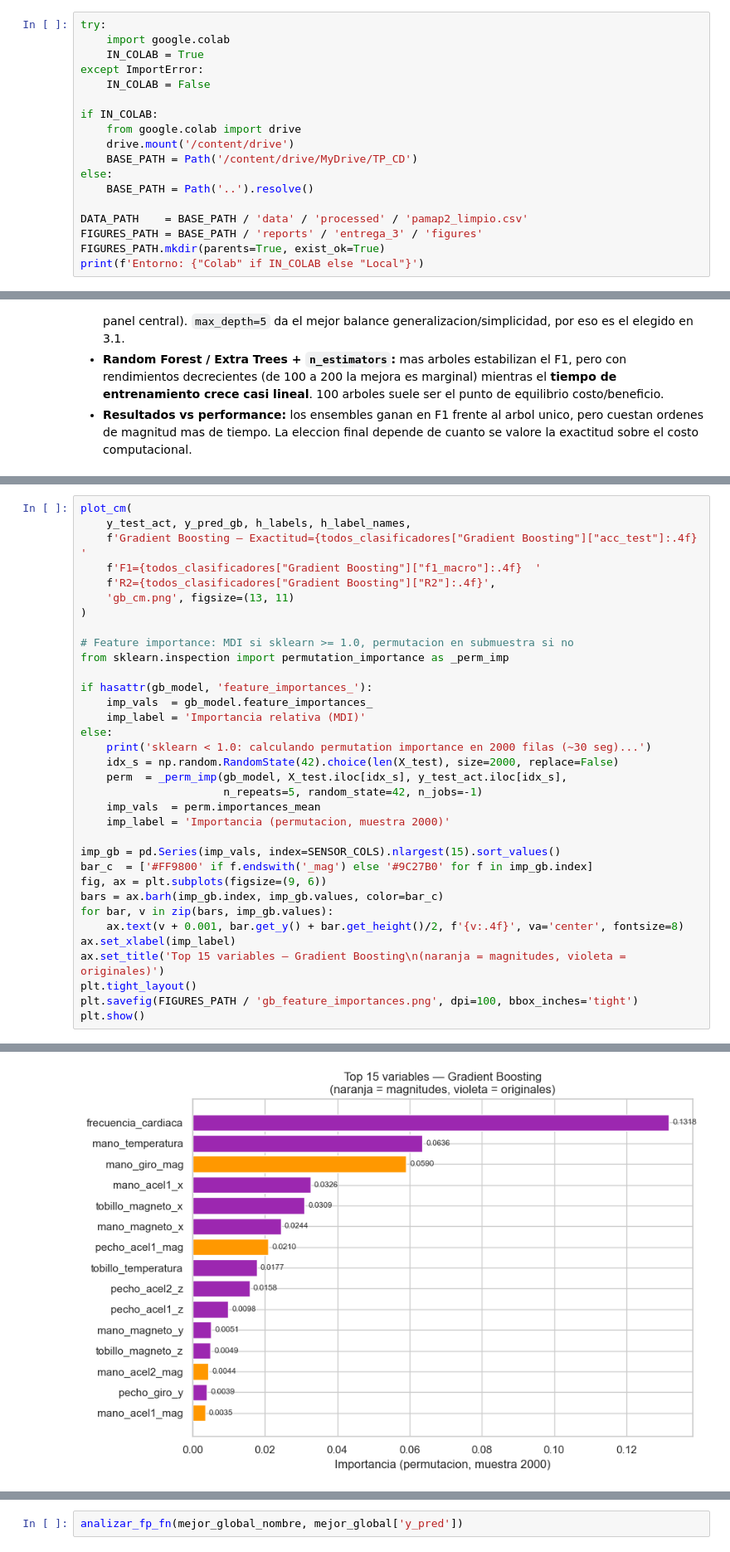
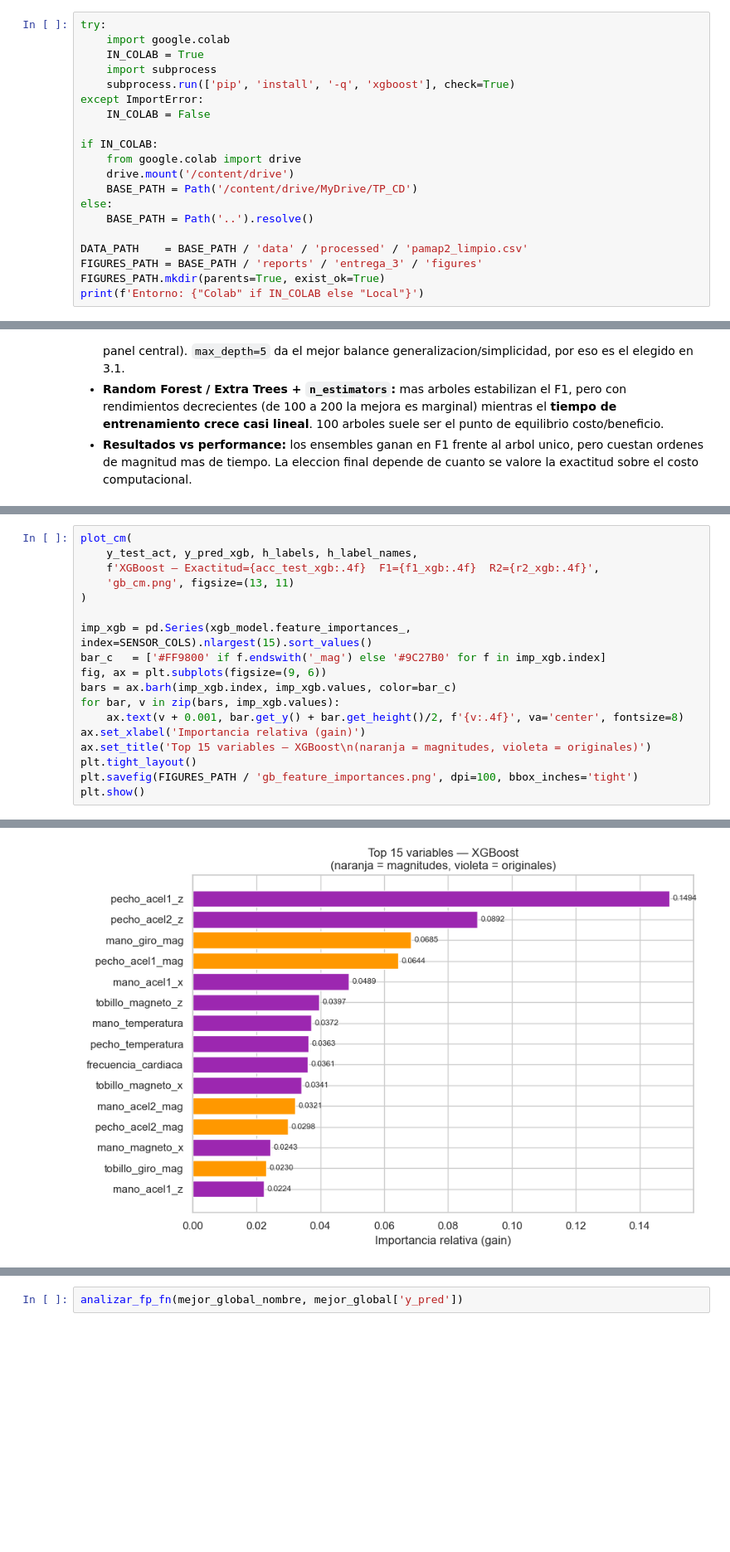
Before and after one commit to FrancoRecalde/TP_CD, a Jupyter notebook: notebooks/02_Modelado2.ipynb, the cells around one changed output, grey strips where cells are left out. Shown at 83% size. Cells and saved outputs as stored; diff of their text form; blank space fills up the shorter version.

```diff
--- a/notebooks/02_Modelado2.ipynb
+++ b/notebooks/02_Modelado2.ipynb
@@ -75,6 +75,8 @@ ModuleNotFoundError: No module named 'sklearn'
 try:
     import google.colab
     IN_COLAB = True
+    import subprocess
+    subprocess.run(['pip', 'install', '-q', 'xgboost'], check=True)
 except ImportError:
     IN_COLAB = False
 
@@ -1063,34 +1009,18 @@ Comparacion con mejor arbol (Extra Trees):
 # %%
 plot_cm(
-    y_test_act, y_pred_gb, h_labels, h_label_names,
-    f'Gradient Boosting — Exactitud={todos_clasificadores["Gradient Boosting"]["acc_test"]:.4f}  '
-    f'F1={todos_clasificadores["Gradient Boosting"]["f1_macro"]:.4f}  '
-    f'R2={todos_clasificadores["Gradient Boosting"]["R2"]:.4f}',
+    y_test_act, y_pred_xgb, h_labels, h_label_names,
+    f'XGBoost — Exactitud={acc_test_xgb:.4f}  F1={f1_xgb:.4f}  R2={r2_xgb:.4f}',
     'gb_cm.png', figsize=(13, 11)
 )
 
-# Feature importance: MDI si sklearn >= 1.0, permutacion en submuestra si no
-from sklearn.inspection import permutation_importance as _perm_imp
-
-if hasattr(gb_model, 'feature_importances_'):
-    imp_vals  = gb_model.feature_importances_
-    imp_label = 'Importancia relativa (MDI)'
-else:
-    print('sklearn < 1.0: calculando permutation importance en 2000 filas (~30 seg)...')
-    idx_s = np.random.RandomState(42).choice(len(X_test), size=2000, replace=False)
-    perm  = _perm_imp(gb_model, X_test.iloc[idx_s], y_test_act.iloc[idx_s],
-                      n_repeats=5, random_state=42, n_jobs=-1)
-    imp_vals  = perm.importances_mean
-    imp_label = 'Importancia (permutacion, muestra 2000)'
-
-imp_gb = pd.Series(imp_vals, index=SENSOR_COLS).nlargest(15).sort_values()
-bar_c  = ['#FF9800' if f.endswith('_mag') else '#9C27B0' for f in imp_gb.index]
+imp_xgb = pd.Series(xgb_model.feature_importances_, index=SENSOR_COLS).nlargest(15).sort_values()
+bar_c   = ['#FF9800' if f.endswith('_mag') else '#9C27B0' for f in imp_xgb.index]
 fig, ax = plt.subplots(figsize=(9, 6))
-bars = ax.barh(imp_gb.index, imp_gb.values, color=bar_c)
-for bar, v in zip(bars, imp_gb.values):
+bars = ax.barh(imp_xgb.index, imp_xgb.values, color=bar_c)
+for bar, v in zip(bars, imp_xgb.values):
     ax.text(v + 0.001, bar.get_y() + bar.get_height()/2, f'{v:.4f}', va='center', fontsize=8)
-ax.set_xlabel(imp_label)
-ax.set_title('Top 15 variables — Gradient Boosting\n(naranja = magnitudes, violeta = originales)')
+ax.set_xlabel('Importancia relativa (gain)')
+ax.set_title('Top 15 variables — XGBoost\n(naranja = magnitudes, violeta = originales)')
 plt.tight_layout()
 plt.savefig(FIGURES_PATH / 'gb_feature_importances.png', dpi=100, bbox_inches='tight')
 plt.show()
@@ -1100,4 +1029,4 @@ sklearn < 1.0: calculando permutation importance en 2000 filas (~30 seg)...
-[figure, old version]
+[figure, new version]
 # %% [markdown]
 ---
 # Seccion 5 — Otros Clasificadores
```
Also changed, not shown: parts of 29 cells of this notebook, 17 other files.
